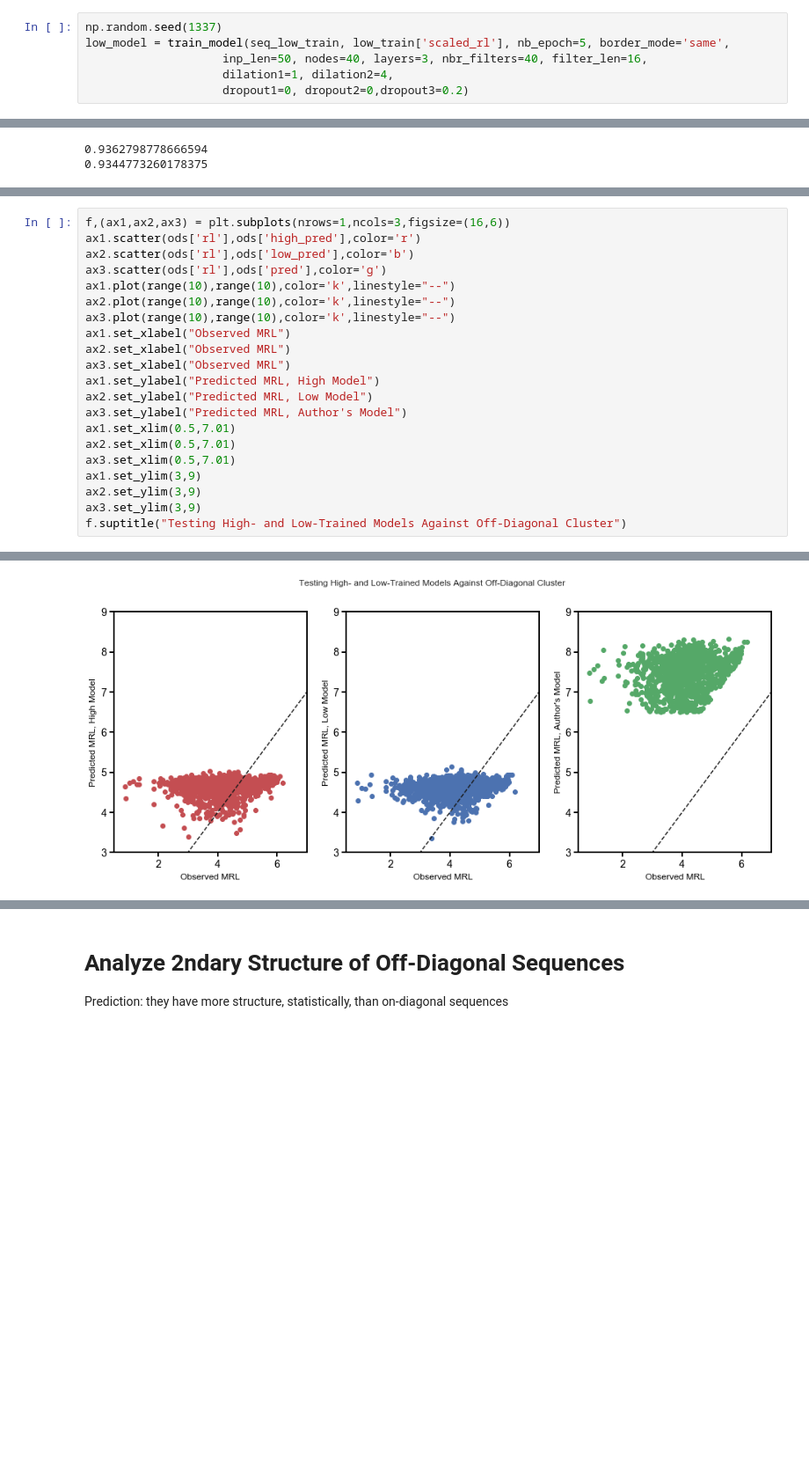
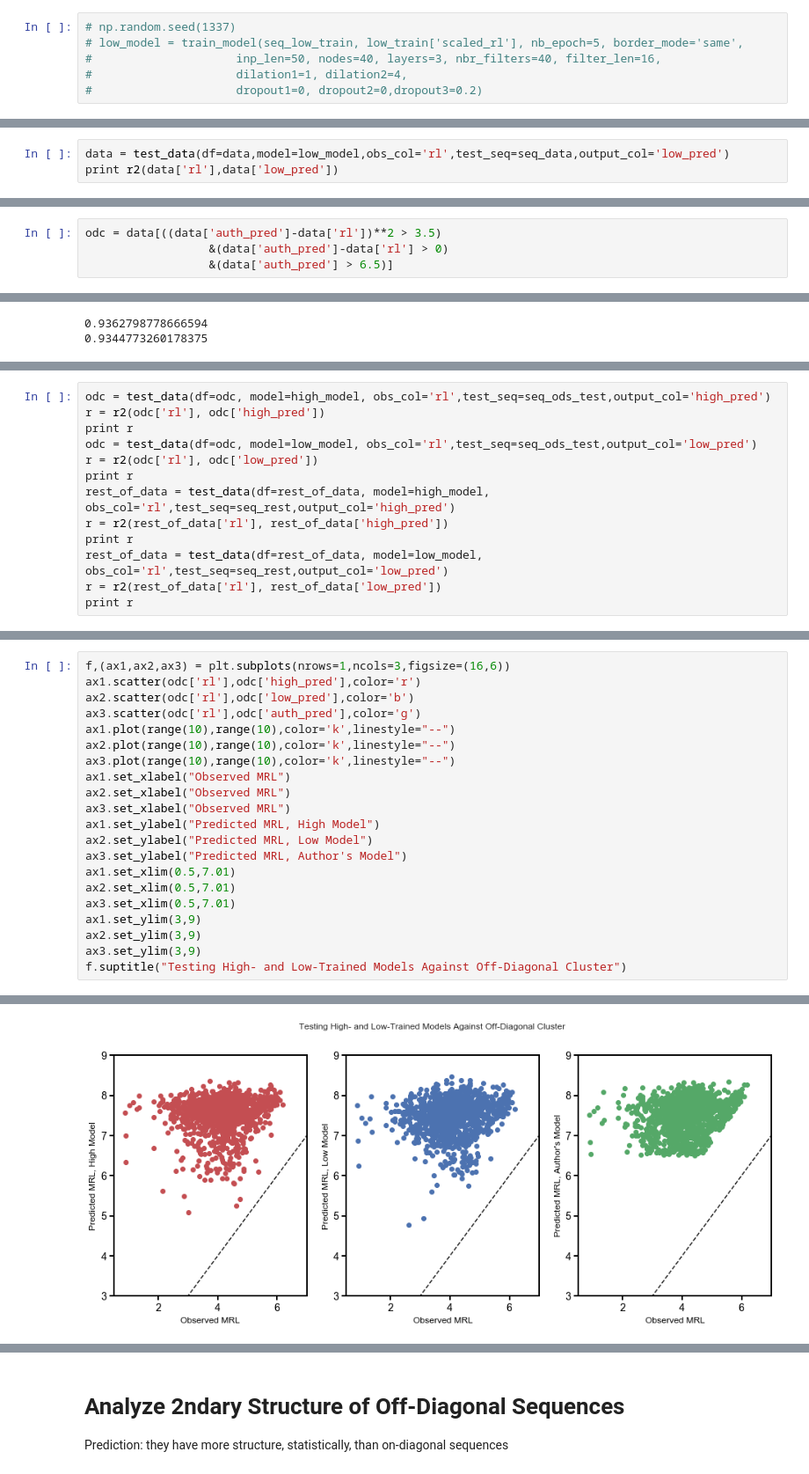
Before and after one commit to laueste/human_5utr_modeling, a Jupyter notebook: modeling/5_training_MRL_CNN_MFEAnalysis.ipynb, the cells around one changed output, grey strips where cells are left out. Shown at 88% size. Cells and saved outputs as stored; diff of their text form; blank space fills up the shorter version.

```diff
--- a/modeling/5_training_MRL_CNN_MFEAnalysis.ipynb
+++ b/modeling/5_training_MRL_CNN_MFEAnalysis.ipynb
@@ -438,11 +466,11 @@ high model/off-diagonal cluster r-squared =  0.009434619627520536
 # %% [markdown]
 #### Low MFE Model
 # %%
-np.random.seed(1337)
-low_model = train_model(seq_low_train, low_train['scaled_rl'], nb_epoch=5, border_mode='same',
-                    inp_len=50, nodes=40, layers=3, nbr_filters=40, filter_len=16,
-                    dilation1=1, dilation2=4,
-                    dropout1=0, dropout2=0,dropout3=0.2)
+# np.random.seed(1337)
+# low_model = train_model(seq_low_train, low_train['scaled_rl'], nb_epoch=5, border_mode='same',
+#                     inp_len=50, nodes=40, layers=3, nbr_filters=40, filter_len=16,
+#                     dilation1=1, dilation2=4,
+#                     dropout1=0, dropout2=0,dropout3=0.2)
 # %% [output]
 Epoch 1/5
 120000/120000 [==============================] - 40s 335us/step - loss: 0.3996
@@ -468,0 +497,3 @@ low model/low mfe r-squared =  0.8418900174815311
+# %%
+data = test_data(df=data,model=low_model,obs_col='rl',test_seq=seq_data,output_col='low_pred')
+print r2(data['rl'],data['low_pred'])
@@ -468,0 +502,4 @@ low model/low mfe r-squared =  0.8418900174815311
+# %%
+odc = data[((data['auth_pred']-data['rl'])**2 > 3.5)
+                  &(data['auth_pred']-data['rl'] > 0)
+                  &(data['auth_pred'] > 6.5)]
@@ -524,0 +562,13 @@ NameError: name 'jointgrid_plot' is not defined
+# %%
+odc = test_data(df=odc, model=high_model, obs_col='rl',test_seq=seq_ods_test,output_col='high_pred')
+r = r2(odc['rl'], odc['high_pred'])
+print r
+odc = test_data(df=odc, model=low_model, obs_col='rl',test_seq=seq_ods_test,output_col='low_pred')
+r = r2(odc['rl'], odc['low_pred'])
+print r
+rest_of_data = test_data(df=rest_of_data, model=high_model, obs_col='rl',test_seq=seq_rest,output_col='high_pred')
+r = r2(rest_of_data['rl'], rest_of_data['high_pred'])
+print r
+rest_of_data = test_data(df=rest_of_data, model=low_model, obs_col='rl',test_seq=seq_rest,output_col='low_pred')
+r = r2(rest_of_data['rl'], rest_of_data['low_pred'])
+print r
@@ -525,24 +580,24 @@ NameError: name 'jointgrid_plot' is not defined
 # %%
 f,(ax1,ax2,ax3) = plt.subplots(nrows=1,ncols=3,figsize=(16,6))
-ax1.scatter(ods['rl'],ods['high_pred'],color='r')
-ax2.scatter(ods['rl'],ods['low_pred'],color='b')
-ax3.scatter(ods['rl'],ods['pred'],color='g')
+ax1.scatter(odc['rl'],odc['high_pred'],color='r')
+ax2.scatter(odc['rl'],odc['low_pred'],color='b')
+ax3.scatter(odc['rl'],odc['auth_pred'],color='g')
 ax1.plot(range(10),range(10),color='k',linestyle="--")
 ax2.plot(range(10),range(10),color='k',linestyle="--")
 ax3.plot(range(10),range(10),color='k',linestyle="--")
 ax1.set_xlabel("Observed MRL")
 ax2.set_xlabel("Observed MRL")
 ax3.set_xlabel("Observed MRL")
 ax1.set_ylabel("Predicted MRL, High Model")
 ax2.set_ylabel("Predicted MRL, Low Model")
 ax3.set_ylabel("Predicted MRL, Author's Model")
 ax1.set_xlim(0.5,7.01)
 ax2.set_xlim(0.5,7.01)
 ax3.set_xlim(0.5,7.01)
 ax1.set_ylim(3,9)
 ax2.set_ylim(3,9)
 ax3.set_ylim(3,9)
 f.suptitle("Testing High- and Low-Trained Models Against Off-Diagonal Cluster")
 # %% [output]
 Text(0.5,0.98,'Testing High- and Low-Trained Models Against Off-Diagonal Cluster')
-[figure, old version]
+[figure, new version]
```
Also changed, not shown: parts of 50 cells of this notebook, 2 other files.
